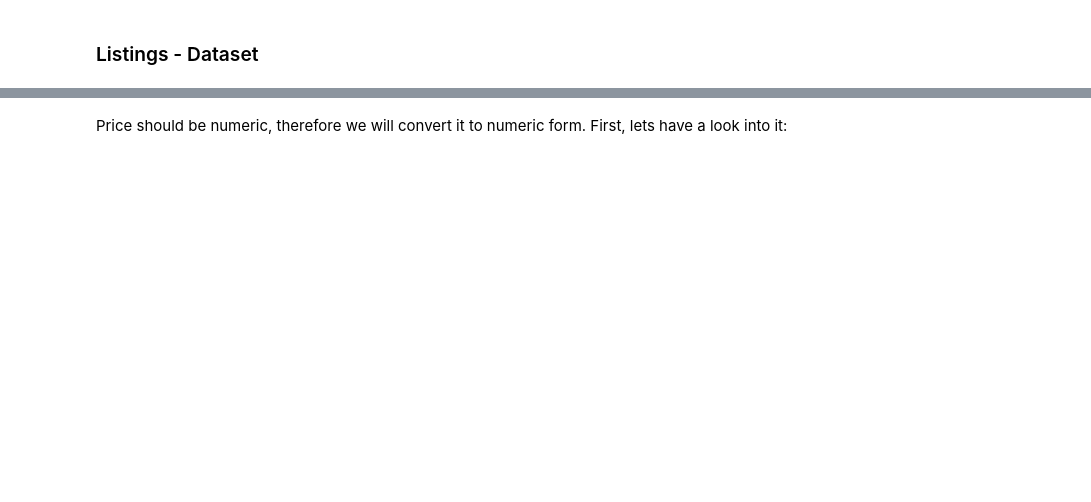
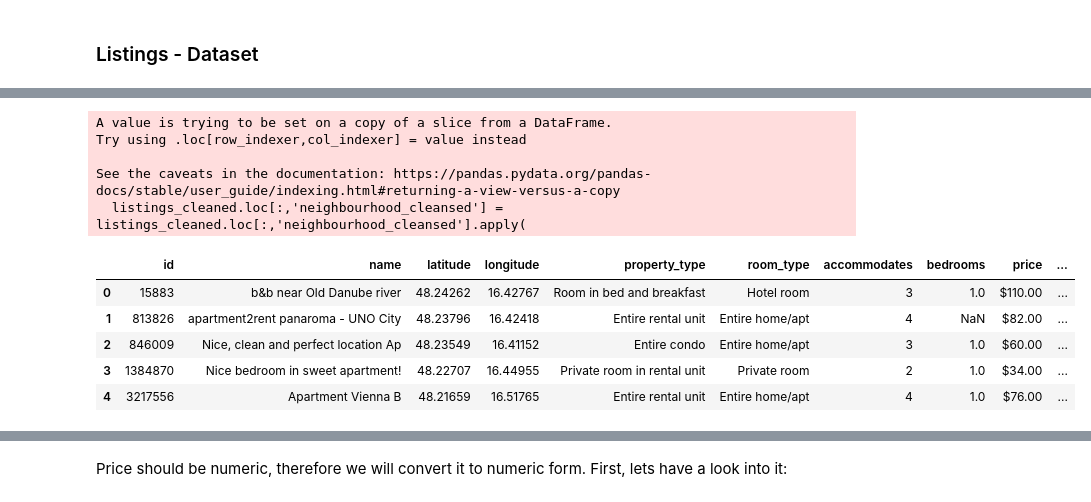
Before and after one commit to EderChri/DOPP, a Jupyter notebook: exploration_firststeps.pynb.ipynb, the cells around one changed output, grey strips where cells are left out. Saved outputs shown, nothing was run; the diff lists cells and outputs as text; code cells hidden in the pictures; blank space fills up the shorter version.

```diff
--- a/exploration_firststeps.pynb.ipynb
+++ b/exploration_firststeps.pynb.ipynb
@@ -22,5 +24,28 @@ listings_cleaned.head()
 | 3 | 392757 | VCA3 Palais Brambilla - studio wi... | Innere Stadt | 48.21496 | 16.37161 | Entire rental unit | Entire home/apt | 2 | ... |
 | 4 | 51287 | little studio- next to citycenter... | Leopoldstadt | 48.21778 | 16.37847 | Entire rental unit | Entire home/apt | 3 | ... |
+# %%
+listings_cleaned.loc[:,'neighbourhood_cleansed'] = listings_cleaned.loc[:,'neighbourhood_cleansed'].apply(
+    lambda x: "Rudolfsheim-Fünfhaus" if str(x).__contains__("Rudolfsheim") else x
+)
+listings_cleaned.head()
+mapping = pd.read_csv("data/district_to_post.csv")
+merged = listings_cleaned.merge(mapping, left_on="neighbourhood_cleansed", right_on="name", how="inner")
+merged.head()
+merged.drop(["neighbourhood_cleansed", "name_y"], inplace=True, axis=1)
+merged.rename({"name_x":"name"}, inplace=True, axis=1)
+listings_cleaned = merged
+# %% [output]
+A value is trying to be set on a copy of a slice from a DataFrame.
+Try using .loc[row_indexer,col_indexer] = value instead
+
+See the caveats in the documentation: https://pandas.pydata.org/pandas-docs/stable/user_guide/indexing.html#returning-a-view-versus-a-copy
+  listings_cleaned.loc[:,'neighbourhood_cleansed'] = listings_cleaned.loc[:,'neighbourhood_cleansed'].apply(
+|  | id | name | latitude | longitude | property_type | room_type | accommodates | bedrooms | price | ... |
+| 0 | 15883 | b&b near Old Danube river | 48.24262 | 16.42767 | Room in bed and breakfast | Hotel room | 3 | 1.0 | $110.00 | ... |
+| 1 | 813826 | apartment2rent panaroma - UNO City | 48.23796 | 16.42418 | Entire rental unit | Entire home/apt | 4 | NaN | $82.00 | ... |
+| 2 | 846009 | Nice, clean and perfect location Ap | 48.23549 | 16.41152 | Entire condo | Entire home/apt | 3 | 1.0 | $60.00 | ... |
+| 3 | 1384870 | Nice bedroom in sweet apartment! | 48.22707 | 16.44955 | Private room in rental unit | Private room | 2 | 1.0 | $34.00 | ... |
+| 4 | 3217556 | Apartment Vienna B | 48.21659 | 16.51765 | Entire rental unit | Entire home/apt | 4 | 1.0 | $76.00 | ... |
 # %%
 listings_cleaned.info()
 # %% [output]
```
Also changed, not shown: parts of 19 cells of this notebook, 1 other file.
